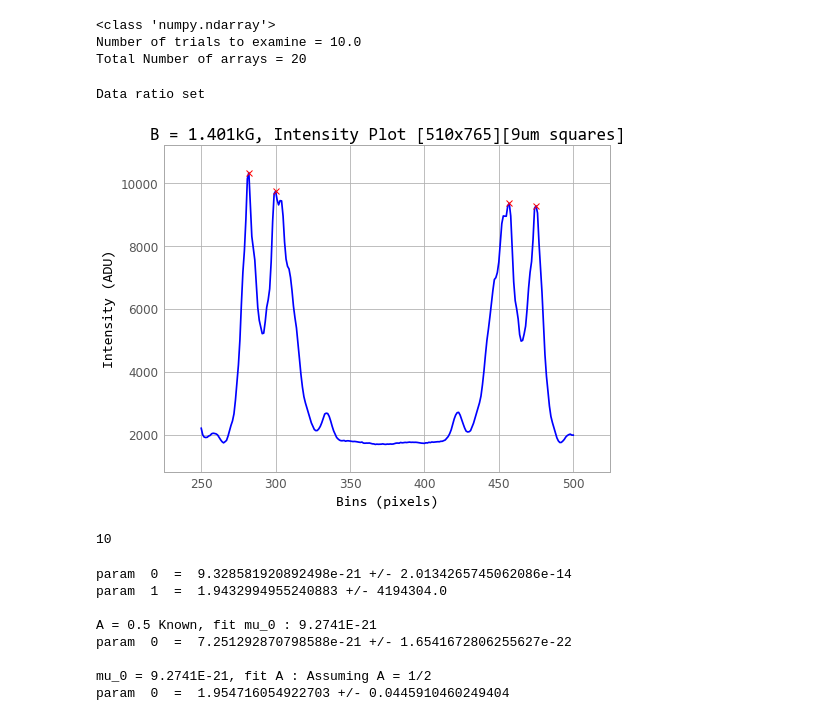
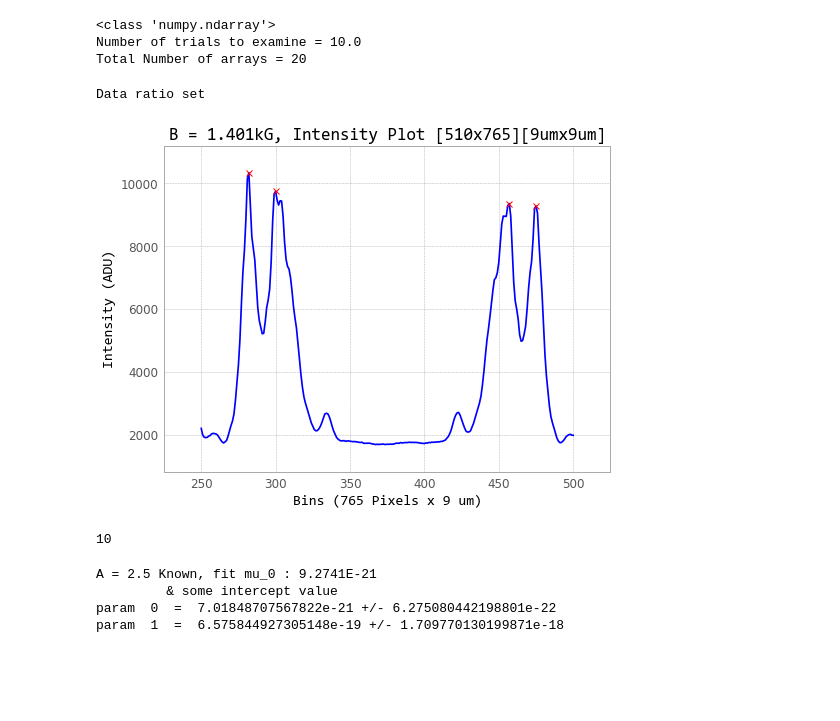
Before and after one commit to Drixitel/134-Lab-Spring-2023, a Jupyter notebook: Code/Zeeman/Data/180Run3.ipynb, the cells around one changed output. Cells and saved outputs as stored; diff of their text form; code cells hidden in the pictures; blank space fills up the shorter version.

```diff
--- a/Code/Zeeman/Data/180Run3.ipynb
+++ b/Code/Zeeman/Data/180Run3.ipynb
@@ -110,36 +110,38 @@ peaks10, x_10, y_10 = hf.LabelPeaks_ShrinkData(xy[18],xy[19],250,500,6000)
 #     )
 # hf.PlotNewPeaks(peaks8,xy[15])
 
 # hf.Plots(x_9,y_9,
 #     'B = 1.301kG, Intensity Plot [510x765][9um squares]',
 #     'Bins (pixels)', 'Intensity (ADU)',
 #     # figsize0=12, figsize1=6
 #     )
 # hf.PlotNewPeaks(peaks9,xy[17])
 
 hf.Plots(x_10,y_10,
-    'B = 1.401kG, Intensity Plot [510x765][9um squares]',
-    'Bins (pixels)', 'Intensity (ADU)',
+    'B = 1.401kG, Intensity Plot [510x765][9umx9um]',
+    'Bins (765 Pixels x 9 um)', 'Intensity (ADU)',
     # figsize0=12, figsize1=6
     )
 hf.PlotNewPeaks(peaks10,xy[19])
+hf.SaveFigure("Graphs/SigmaExampleIntensity.png")
+
 
 # hf.Plots(x_11,y_11,
 #     'B = 0.384kG, Intensity Plot [510x765][9um squares]',
 #     'Bins (pixels)', 'Intensity (ADU)',
 #     # figsize0=12, figsize1=6
 #     )
 # hf.PlotNewPeaks(peaks11,xy[21])
 
 # hf.Plots(x_12,y_12,
 #     'B = 0.394kG, Intensity Plot [510x765][9um squares]',
 #     'Bins (pixels)', 'Intensity (ADU)',
 #     # figsize0=12, figsize1=6
 #     )
 # hf.PlotNewPeaks(peaks12,xy[23])
 # %% [output]
 Data ratio set
-[figure, old version]
+[figure, new version]
 # %%
 # STEP 6: CREATE RADIUS ARRAY
 B1 = 1.501E3 #Gauss
@@ -295,21 +297,21 @@ Berr = sigmaB*Barr
 # %%
 # STEP 12: APPLY FIT
 
-# TWO UNKNOWNS
-popt1, pcov1 = curve_fit(
-                    DelE1,
-                    B,
-                    delE_180,
-                    p0= p01,
-                    absolute_sigma=True,
-                    sigma=sigmaE
-                    )
+# # TWO UNKNOWNS
+# popt1, pcov1 = curve_fit(
+#                     DelE1,
+#                     B,
+#                     delE_180,
+#                     p0= p01,
+#                     absolute_sigma=True,
+#                     sigma=sigmaE
+#                     )
 
-for i in range(0,len(popt1)):
-    print('param ',i,' = ',popt1[i], '+/-', np.sqrt(pcov1[i,i]))
+# for i in range(0,len(popt1)):
+#     print('param ',i,' = ',popt1[i], '+/-', np.sqrt(pcov1[i,i]))
 
 # A KNOWN
-print('\nA = 0.5 Known, fit mu_0 : 9.2741E-21')
+print('\nA = 2.5 Known, fit mu_0 : 9.2741E-21\n\t & some intercept value')
 popt2, pcov2 = curve_fit(
                     DelE2,
                     B,
@@ -322,26 +324,22 @@ popt2, pcov2 = curve_fit(
 for i in range(0,len(popt2)):
     print('param ',i,' = ',popt2[i], '+/-', np.sqrt(pcov2[i,i]))
 
-# MU KNOWN
-print('\nmu_0 = 9.2741E-21, fit A : Assuming A = 1/2')
-popt3, pcov3 = curve_fit(
-                    DelE3,
-                    B,
-                    delE_180,
-                    p0= p03,
-                    absolute_sigma=True,
-                    sigma=sigmaE
-                    )
+# # MU KNOWN
+# print('\nmu_0 = 9.2741E-21, fit A : Assuming A = 1/2')
+# popt3, pcov3 = curve_fit(
+#                     DelE3,
+#                     B,
+#                     delE_180,
+#                     p0= p03,
+#                     absolute_sigma=True,
+#                     sigma=sigmaE
+#                     )
 
-for i in range(0,len(popt3)):
-    print('param ',i,' = ',popt3[i], '+/-', np.sqrt(pcov3[i,i]))
+# for i in range(0,len(popt3)):
+#     print('param ',i,' = ',popt3[i], '+/-', np.sqrt(pcov3[i,i]))
 # %% [output]
-param  0  =  9.328581920892498e-21 +/- 2.0134265745062086e-14
-param  1  =  1.9432994955240883 +/- 4194304.0
-
-A = 0.5 Known, fit mu_0 : 9.2741E-21
-param  0  =  7.251292870798588e-21 +/- 1.6541672806255627e-22
-
-mu_0 = 9.2741E-21, fit A : Assuming A = 1/2
-param  0  =  1.954716054922703 +/- 0.0445910460249404
+A = 2.5 Known, fit mu_0 : 9.2741E-21
+         & some intercept value
+param  0  =  7.01848707567822e-21 +/- 6.275080442198801e-22
+param  1  =  6.575844927305148e-19 +/- 1.709770130199871e-18
 # %%
```
Also changed, not shown: parts of 8 cells of this notebook, 10 other files.
